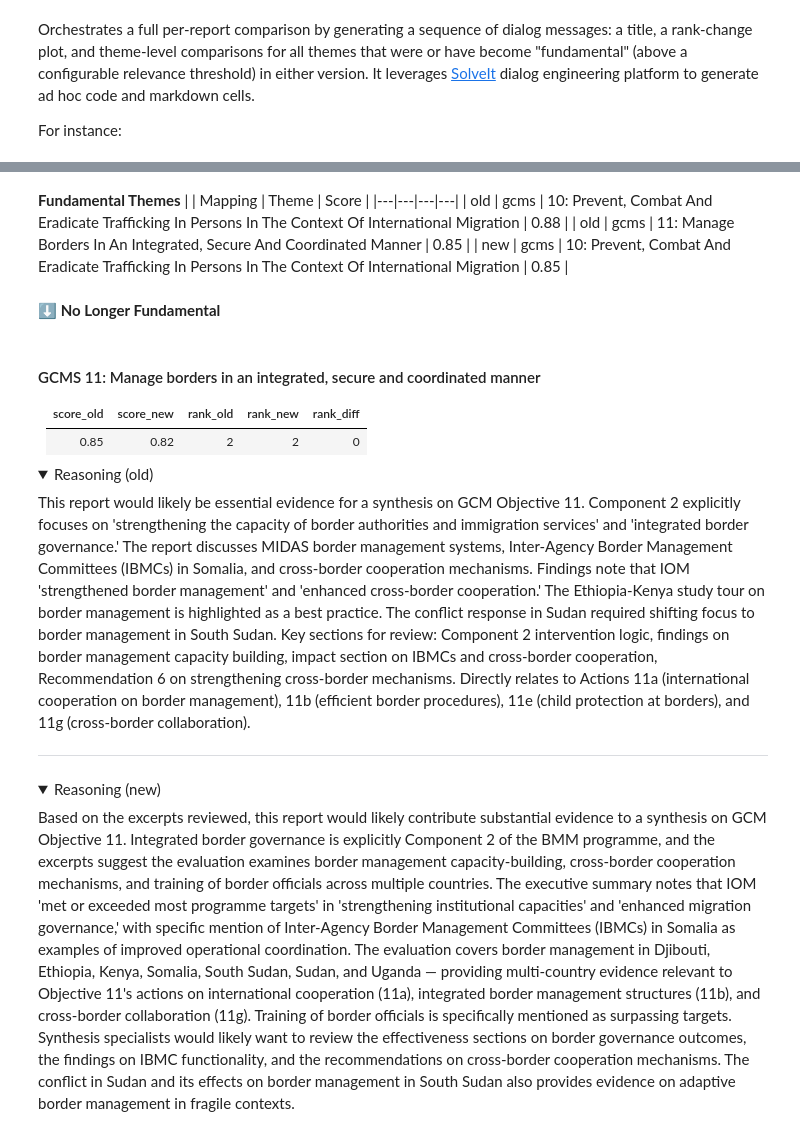
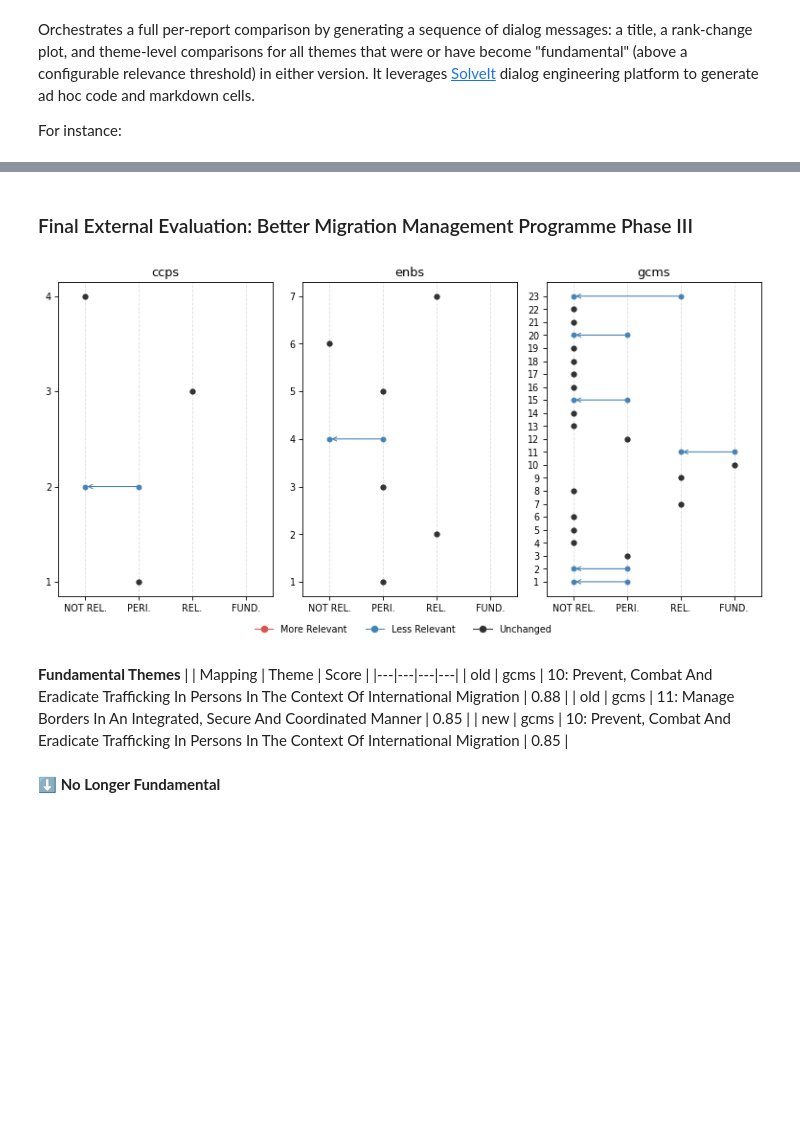
Before and after one commit to franckalbinet/iomeval, a Jupyter notebook: nbs/llm_eval/08_changes.ipynb, the cells around one changed output, grey strips where cells are left out. Cells and saved outputs as stored; diff of their text form; code cells hidden in the pictures; folded sections open; blank space fills up the shorter version.

```diff
--- a/nbs/llm_eval/08_changes.ipynb
+++ b/nbs/llm_eval/08_changes.ipynb
@@ -566,21 +617,16 @@ plot_rank_changes(dfs[dfs.evl_id == '4341695461234eee3deb51ac68871109'], figsize
-# %% [markdown]
-**Fundamental Themes**
-| | Mapping | Theme | Score |
-|---|---|---|---|
-| old | gcms | 10: Prevent, Combat And Eradicate Trafficking In Persons In The Context Of International Migration | 0.88 |
-| old | gcms | 11: Manage Borders In An Integrated, Secure And Coordinated Manner | 0.85 |
-| new | gcms | 10: Prevent, Combat And Eradicate Trafficking In Persons In The Context Of International Migration | 0.85 |
-# %% [markdown]
-**⬇️ No Longer Fundamental**
-# %% [markdown]
-#### GCMS 11: Manage borders in an integrated, secure and coordinated manner
-
-| score_old | score_new | rank_old | rank_new | rank_diff |
-|---|---|---|---|---|
-| 0.85 | 0.82 | 2 | 2 | 0 |
-
-<details><summary>Reasoning (old)</summary>This report would likely be essential evidence for a synthesis on GCM Objective 11. Component 2 explicitly focuses on 'strengthening the capacity of border authorities and immigration services' and 'integrated border governance.' The report discusses MIDAS border management systems, Inter-Agency Border Management Committees (IBMCs) in Somalia, and cross-border cooperation mechanisms. Findings note that IOM 'strengthened border management' and 'enhanced cross-border cooperation.' The Ethiopia-Kenya study tour on border management is highlighted as a best practice. The conflict response in Sudan required shifting focus to border management in South Sudan. Key sections for review: Component 2 intervention logic, findings on border management capacity building, impact section on IBMCs and cross-border cooperation, Recommendation 6 on strengthening cross-border mechanisms. Directly relates to Actions 11a (international cooperation on border management), 11b (efficient border procedures), 11e (child protection at borders), and 11g (cross-border collaboration).</details>
-
----
-
-<details><summary>Reasoning (new)</summary>Based on the excerpts reviewed, this report would likely contribute substantial evidence to a synthesis on GCM Objective 11. Integrated border governance is explicitly Component 2 of the BMM programme, and the excerpts suggest the evaluation examines border management capacity-building, cross-border cooperation mechanisms, and training of border officials across multiple countries. The executive summary notes that IOM 'met or exceeded most programme targets' in 'strengthening institutional capacities' and 'enhanced migration governance,' with specific mention of Inter-Agency Border Management Committees (IBMCs) in Somalia as examples of improved operational coordination. The evaluation covers border management in Djibouti, Ethiopia, Kenya, Somalia, South Sudan, Sudan, and Uganda — providing multi-country evidence relevant to Objective 11's actions on international cooperation (11a), integrated border management structures (11b), and cross-border collaboration (11g). Training of border officials is specifically mentioned as surpassing targets. Synthesis specialists would likely want to review the effectiveness sections on border governance outcomes, the findings on IBMC functionality, and the recommendations on cross-border cooperation mechanisms. The conflict in Sudan and its effects on border management in South Sudan also provides evidence on adaptive border management in fragile contexts.</details>
+# %% [markdown]
+### Final External Evaluation: Better Migration Management Programme Phase III
+# %%
+#| eval: false
+plot_band_changes(dfs[dfs.evl_id == '4341695461234eee3deb51ac68871109'], figsize=(10, 5), dpi=77)
+# %% [output]
+[figure, added]
+# %% [markdown]
+**Fundamental Themes**
+| | Mapping | Theme | Score |
+|---|---|---|---|
+| old | gcms | 10: Prevent, Combat And Eradicate Trafficking In Persons In The Context Of International Migration | 0.88 |
+| old | gcms | 11: Manage Borders In An Integrated, Secure And Coordinated Manner | 0.85 |
+| new | gcms | 10: Prevent, Combat And Eradicate Trafficking In Persons In The Context Of International Migration | 0.85 |
+# %% [markdown]
+**⬇️ No Longer Fundamental**
```
Also changed, not shown: parts of 25 cells of this notebook, 8 other files.
